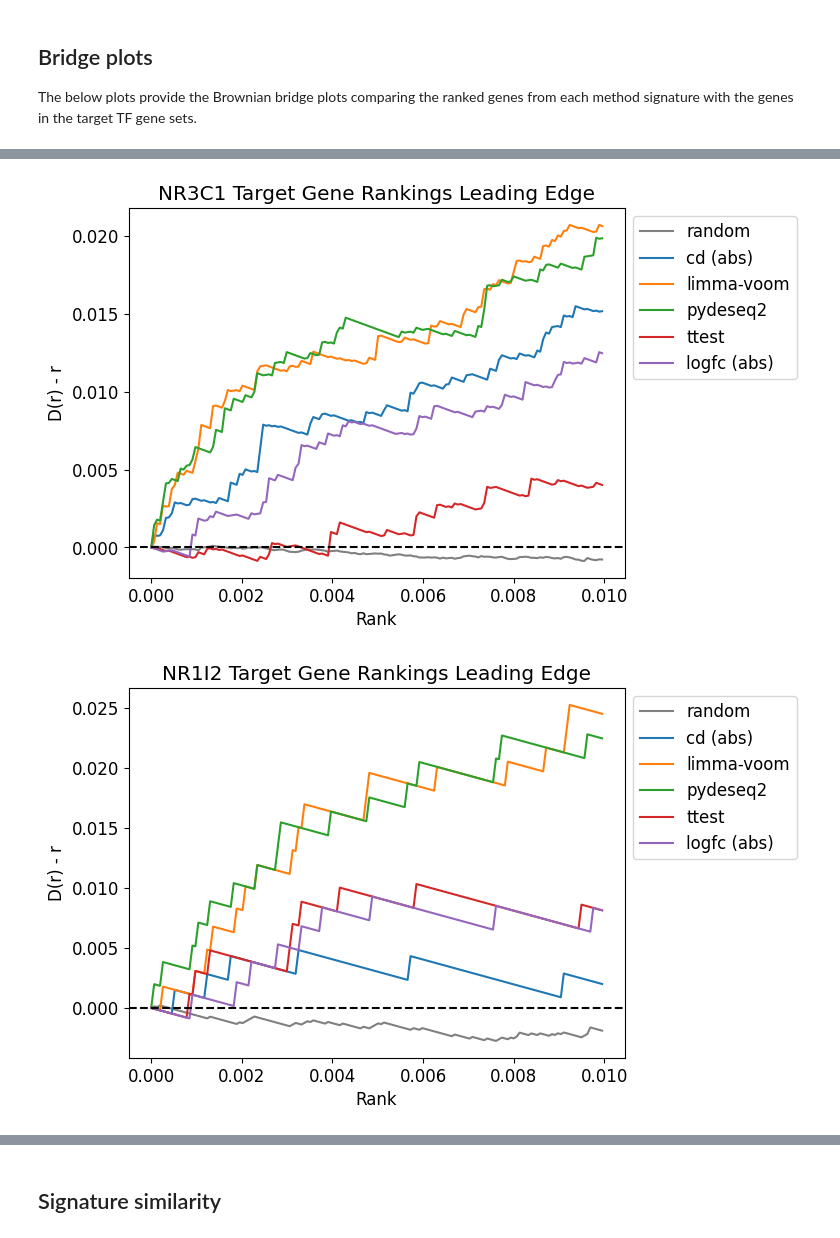
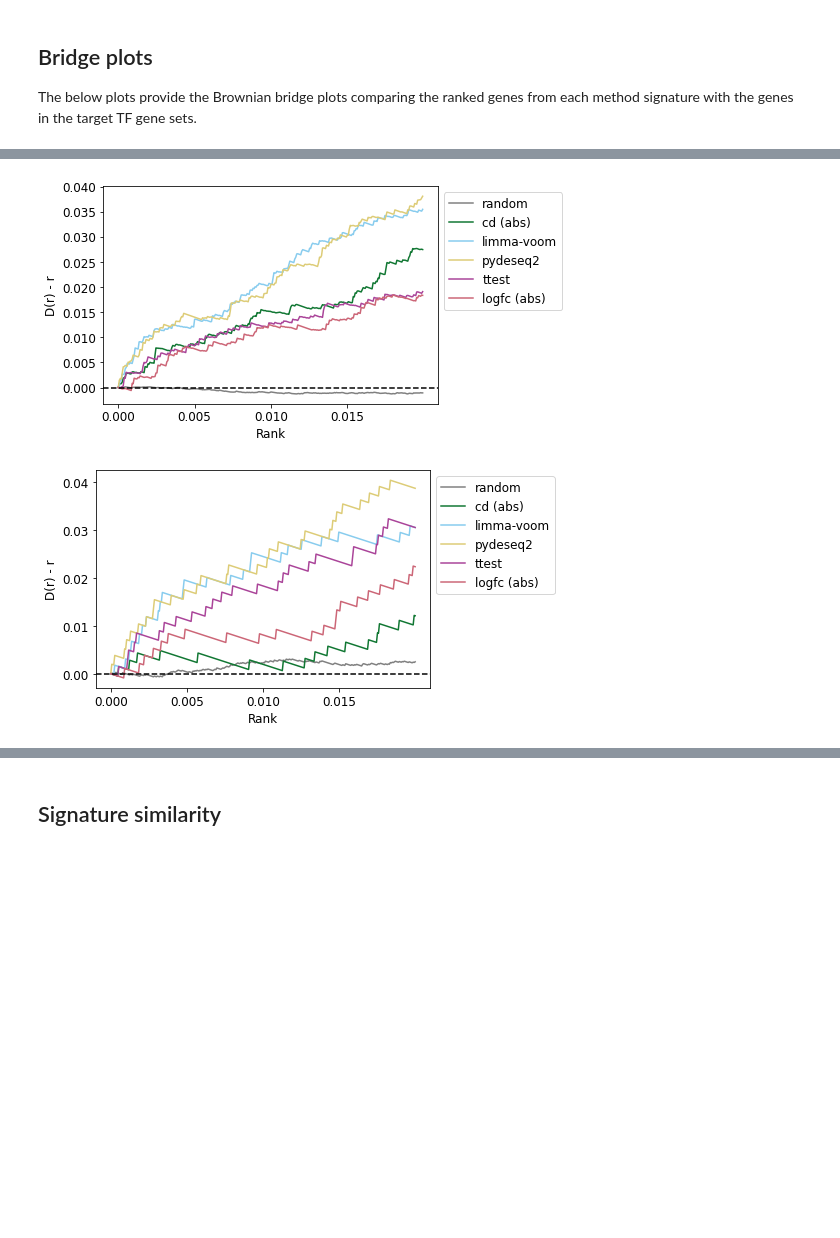
Before and after one commit to MaayanLab/dex-benchmark, a Jupyter notebook: Benchmarking_RNA-seq_DEG_Methods/benchmarking_RNAseq_DEGs.ipynb, the cells around one changed output, grey strips where cells are left out. Drawn from its saved outputs; the diff is of its cells as text; code cells hidden in the pictures; blank space fills up the shorter version.

```diff
--- a/Benchmarking_RNA-seq_DEG_Methods/benchmarking_RNAseq_DEGs.ipynb
+++ b/Benchmarking_RNA-seq_DEG_Methods/benchmarking_RNAseq_DEGs.ipynb
@@ -674,7 +731,7 @@ for tf in dex_chea2022_df['TF'].unique():
         )
     )
     fig1.update_layout(
-        width=800,
+        width=500,
         title_text=f"{tf} Term Rankings from ChEA 2022 for Dex RNA-seq Gene Sets",
         xaxis={
             'title': {'text': 'Method'},
@@ -795,7 +871,7 @@ for tf in dex_chea2022_df['TF'].unique():
 The below plots provide the Brownian bridge plots comparing the ranked genes from each method signature with the genes in the target TF gene sets.
 # %%
 target_genesets = []
-target_genesets.append({t:chea2022[t] for t in dex_chea2022_df['Term'].unique() if ('MLEC' not in t and 'Wistar' not in t)})
+target_genesets.append({t:chea2022[t] for t in dex_chea2022_df['Term'].unique() if 'MLEC' not in t})
 # %%
 def singleBridgePlot(gsname, signame, target_gs):
     geneset = target_gs[gsname]
@@ -850,9 +926,20 @@ for i in range(len(target_genesets)):
     significance_tf_results.append(build_tf_res(target_genesets[i]))
 # %%
 libraries = ['ChEA 2022']
+# %%
+bridge_color_map = {
+    'random': '#000000',
+    'cd': '#117733',
+    'limma': '#88CCEE',
+    'pydeseq2': '#DDCC77',
+    'logfc': '#CC6677',
+    'ttest': '#AA4499',
+    'ranksum': '#44AA99',
+    'paired-ttest': '#882255'
+}
 # %%
 # with opposite direction queries
-matplotlib.rcParams.update({'font.size': 12})
+mpl.rcParams.update({'font.size': 12})
 for tf in full_df['TF'].unique():
     fig = plt.figure()
     tf_x = {method: [] for method in significance_tf_results[0][tf].keys()}
@@ -865,13 +952,13 @@ for tf in full_df['TF'].unique():
       if m == 'random':
           plt.plot(np.mean(tf_x[m], axis=0), np.mean(tf_y[m], axis=0), label=m, color='gray')
       elif m == 'cd' or m == 'logfc':
-          plt.plot(np.mean(tf_x[m], axis=0), np.mean(tf_y[m], axis=0), label=m + ' (abs)')
+          plt.plot(np.mean(tf_x[m], axis=0), np.mean(tf_y[m], axis=0), label=m + ' (abs)', color=bridge_color_map[m])
       else:
           label = m.replace('limma', 'limma-voom')
-          plt.plot(np.mean(tf_x[m], axis=0), np.mean(tf_y[m], axis=0), label=label)
+          plt.plot(np.mean(tf_x[m], axis=0), np.mean(tf_y[m], axis=0), label=label, color=bridge_color_map[m])
 
     plt.axhline(y=0, color='black', linestyle='dashed')
-    plt.legend(bbox_to_anchor=(1.25, 1))
+    plt.legend(bbox_to_anchor=(1.4, 1))
     plt.title(f"{tf} Target Gene Rankings")
     plt.xlabel('Rank')
     plt.ylabel('D(r) - r')
@@ -886,38 +973,39 @@ for tf in full_df['TF'].unique():
 # %%
 # with manual libraries
-matplotlib.rcParams.update({'font.size': 12})
+mpl.rcParams.update({'font.size': 12})
 for tf in full_df['TF'].unique():
-    fig = plt.figure()
+    fig = plt.figure(fi)
     tf_x = {method: [] for method in significance_tf_results[0][tf].keys()}
     tf_y = {method: [] for method in significance_tf_results[0][tf].keys()}
     for i in range(len(libraries)):
       for sig in significance_tf_results[i][tf].keys():
         tf_x[sig].append(np.mean(significance_tf_results[i][tf][sig]['x'], axis=0))
         tf_y[sig].append(np.mean(significance_tf_results[i][tf][sig]['y'], axis=0))
     for m in tf_x.keys():
       try:
-        leading_x = [arr[:ceil(0.01*len(arr))] for arr in tf_x[m]]
-        leading_y = [arr[:ceil(0.01*len(arr))] for arr in tf_y[m]]
+        leading_x = [arr[:ceil(0.02*len(arr))] for arr in tf_x[m]]
+        leading_y = [arr[:ceil(0.02*len(arr))] for arr in tf_y[m]]
       except:
-        leading_x = tf_x[m][0][:ceil(0.01*len(tf_x[m][0]))]
-        leading_y = tf_y[m][0][:ceil(0.01*len(tf_y[m][0]))]
+        leading_x = tf_x[m][0][:ceil(0.02*len(tf_x[m][0]))]
+        leading_y = tf_y[m][0][:ceil(0.02*len(tf_y[m][0]))]
       if m == 'random':
         plt.plot(np.mean(leading_x, axis=0), np.mean(leading_y, axis=0), label=m, color='gray')
       elif m == 'cd' or m == 'logfc':
-          plt.plot(np.mean(leading_x, axis=0), np.mean(leading_y, axis=0), label=m + ' (abs)')
+          plt.plot(np.mean(leading_x, axis=0), np.mean(leading_y, axis=0), label=m + ' (abs)', color=bridge_color_map[m])
       else:
         label = m.replace('limma', 'limma-voom')
-        plt.plot(np.mean(leading_x, axis=0), np.mean(leading_y, axis=0), label=label)
+        plt.plot(np.mean(leading_x, axis=0), np.mean(leading_y, axis=0), label=label, color=bridge_color_map[m])
 
     plt.axhline(y=0, color='black', linestyle='dashed')
     plt.legend(bbox_to_anchor=(1, 1))
-    plt.title(f"{tf} Target Gene Rankings Leading Edge")
+    # plt.title(f"{tf} Target Gene Rankings Leading Edge")
     plt.xlabel('Rank')
+    plt.xticks(np.arange(0, 0.02, step=0.005))
     plt.ylabel('D(r) - r')
     plt.show()
 
     if tf == 'NR3C1':
       fig.savefig('../../publicationfigs/Figure2F.png', format='png', dpi=300, bbox_inches='tight')
 # %% [output]
-[figure, old version]
+[figure, new version]
-[figure, old version]
+[figure, new version]
```
Also changed, not shown: parts of 14 cells of this notebook.
